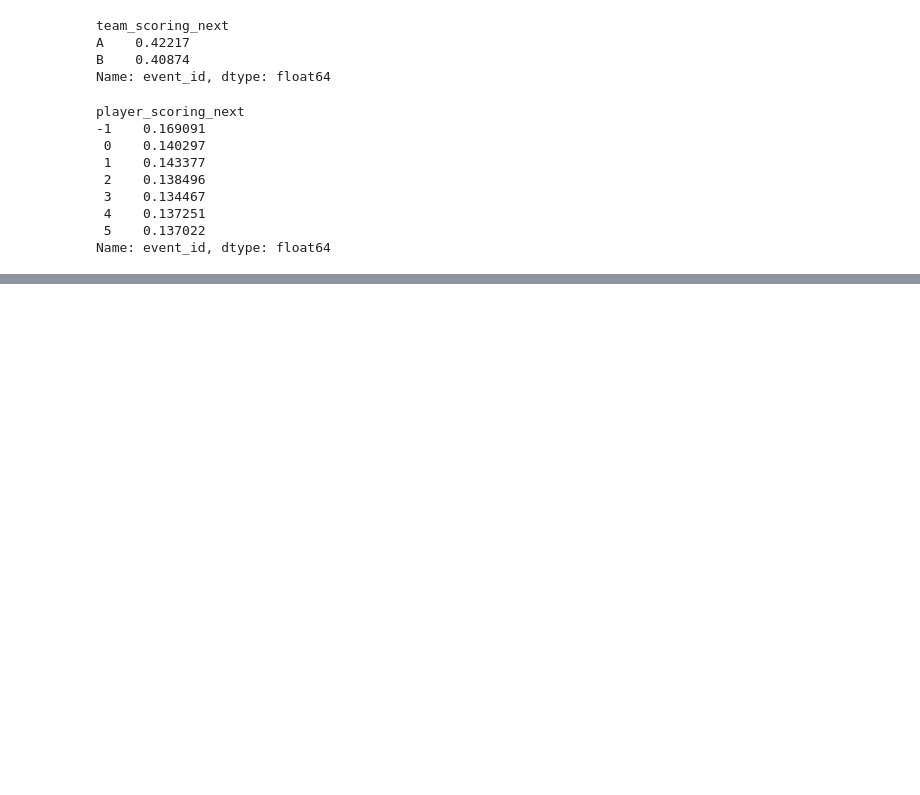
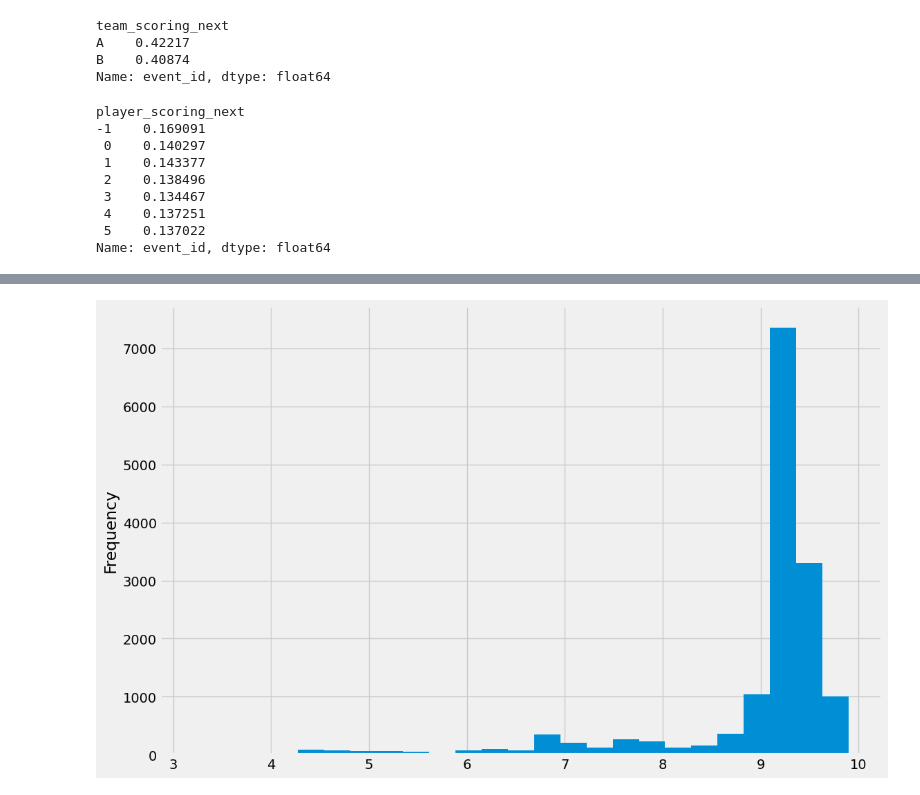
Before and after one commit to donelianc/my-kaggle-tools, a Jupyter notebook: competitions/tabular-playground-series-oct-2022/notebooks/0.0-ic-exploratory-data-analysis.ipynb, the cells around one changed output, grey strips where cells are left out. Saved outputs shown, nothing was run; the diff lists cells and outputs as text; code cells hidden in the pictures; blank space fills up the shorter version.

Commit message:
Visualize ball position throught the game

```diff
--- a/competitions/tabular-playground-series-oct-2022/notebooks/0.0-ic-exploratory-data-analysis.ipynb
+++ b/competitions/tabular-playground-series-oct-2022/notebooks/0.0-ic-exploratory-data-analysis.ipynb
@@ -214,9 +33,4 @@ gc.collect()
 dtypes_df = pd.read_csv("../data/raw/train_dtypes.csv")
 dtypes = {k: v for (k, v) in zip(dtypes_df.column, dtypes_df.dtype)}
 
-for i in range(10):
-    df_aux = pd.read_feather(f"../data/interim/feather_data/train_{i}_compressed.ftr")
-    df_aux = df_aux.astype(dtypes)
-    df = pd.concat([df, df_aux])
+df = pd.read_feather(f"../data/interim/train_compressed.ftr")
-# %%
-df = reduce_mem_usage(df)
@@ -336,0 +181,9 @@ df_event_duration["total_duration"] = df_event_duration[["seconds_within_scoring
+# %%
+(
+    df_event_duration
+    [df_event_duration["seconds_within_scoring_range"] < df_event_duration["seconds_within_scoring_range"].quantile(0.99)]
+    .seconds_within_scoring_range
+    .plot.hist(bins=25)
+    );
+# %% [output]
+[figure, added]
```
Also changed, not shown: parts of 35 cells of this notebook, 1 other file.
